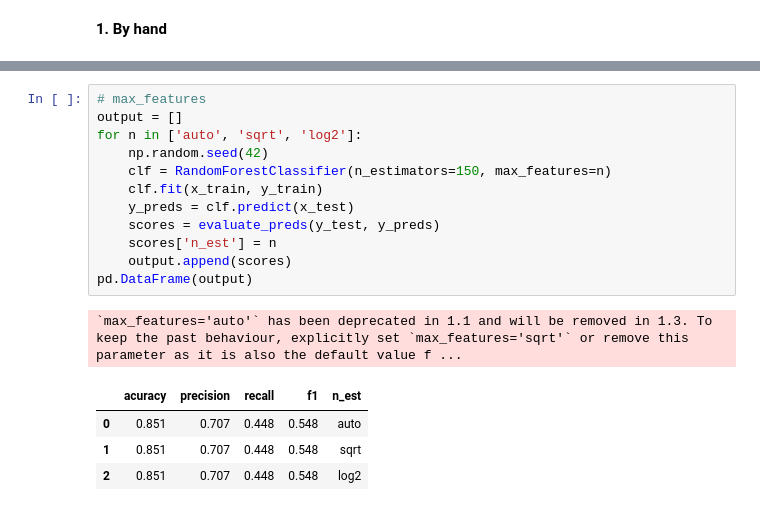
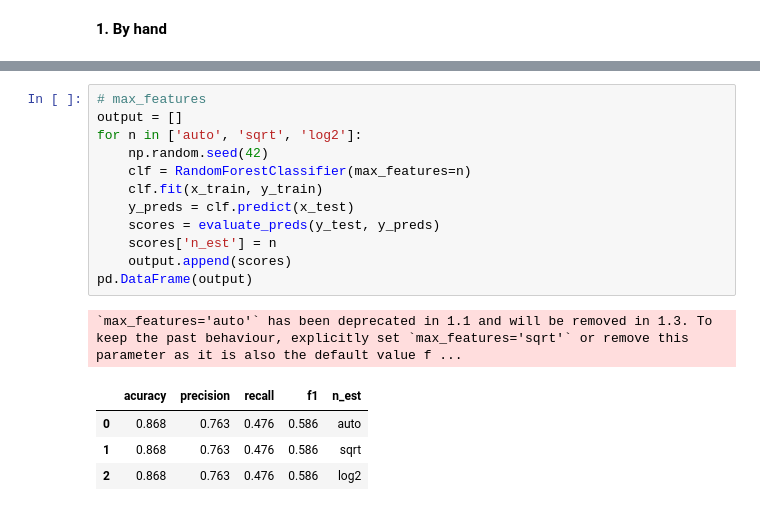
Before and after one commit to jniyomufasha/ADS-banking-churn, a Jupyter notebook: retainl-ml.ipynb, the cells around one changed output, grey strips where cells are left out. Cells and saved outputs as stored; diff of their text form.

```diff
--- a/retainl-ml.ipynb
+++ b/retainl-ml.ipynb
@@ -318,18 +327,18 @@ pd.DataFrame(output)
 # %%
 # max_features
 output = []
 for n in ['auto', 'sqrt', 'log2']:
     np.random.seed(42)
-    clf = RandomForestClassifier(n_estimators=150, max_features=n)
+    clf = RandomForestClassifier(max_features=n)
     clf.fit(x_train, y_train)
     y_preds = clf.predict(x_test)
     scores = evaluate_preds(y_test, y_preds)
     scores['n_est'] = n
     output.append(scores)
 pd.DataFrame(output)
 # %% [output]
 `max_features='auto'` has been deprecated in 1.1 and will be removed in 1.3. To keep the past behaviour, explicitly set `max_features='sqrt'` or remove this parameter as it is also the default value f ...
 |  | acuracy | precision | recall | f1 | n_est |
-| 0 | 0.851 | 0.707 | 0.448 | 0.548 | auto |
-| 1 | 0.851 | 0.707 | 0.448 | 0.548 | sqrt |
-| 2 | 0.851 | 0.707 | 0.448 | 0.548 | log2 |
+| 0 | 0.868 | 0.763 | 0.476 | 0.586 | auto |
+| 1 | 0.868 | 0.763 | 0.476 | 0.586 | sqrt |
+| 2 | 0.868 | 0.763 | 0.476 | 0.586 | log2 |
```
Also changed, not shown: parts of 26 cells of this notebook, 2 other files.
